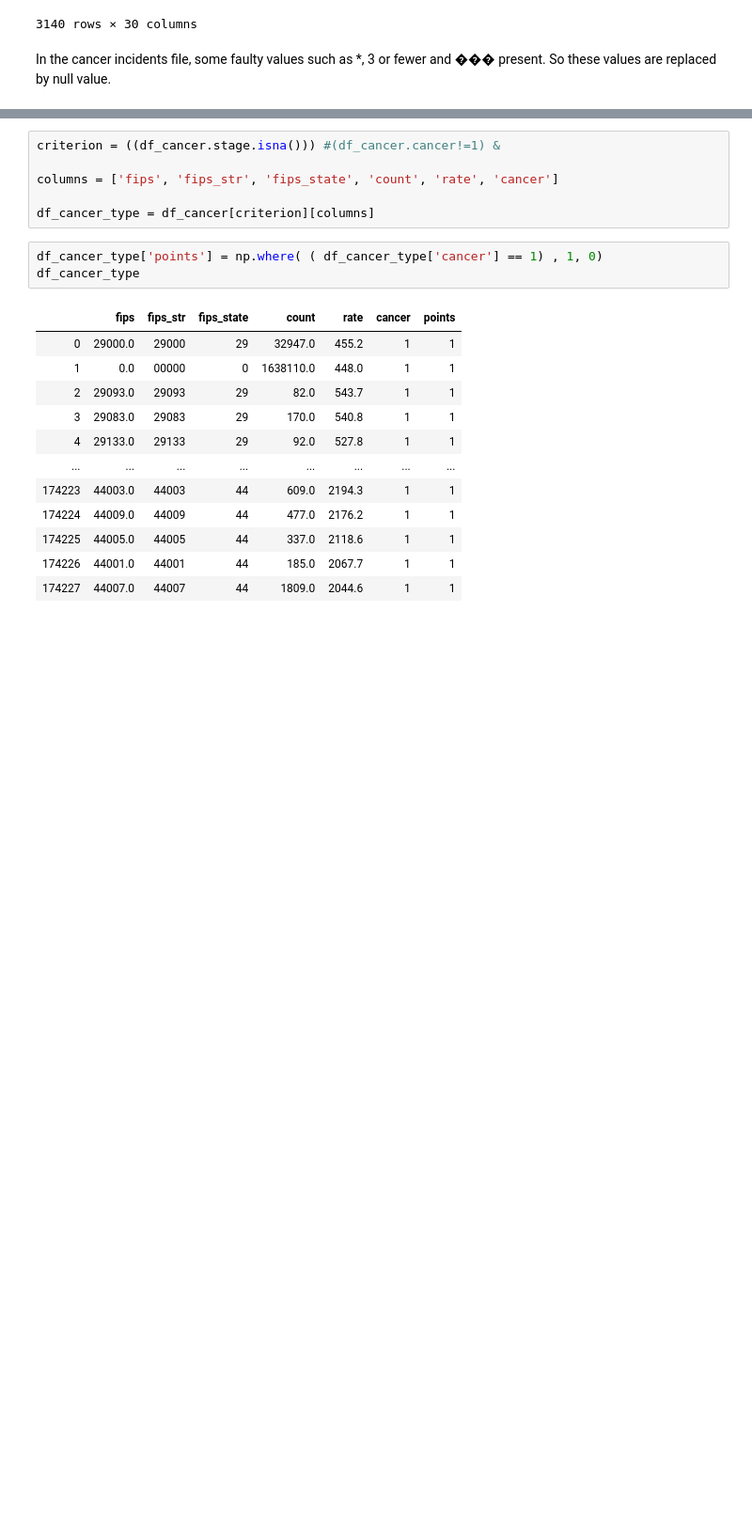
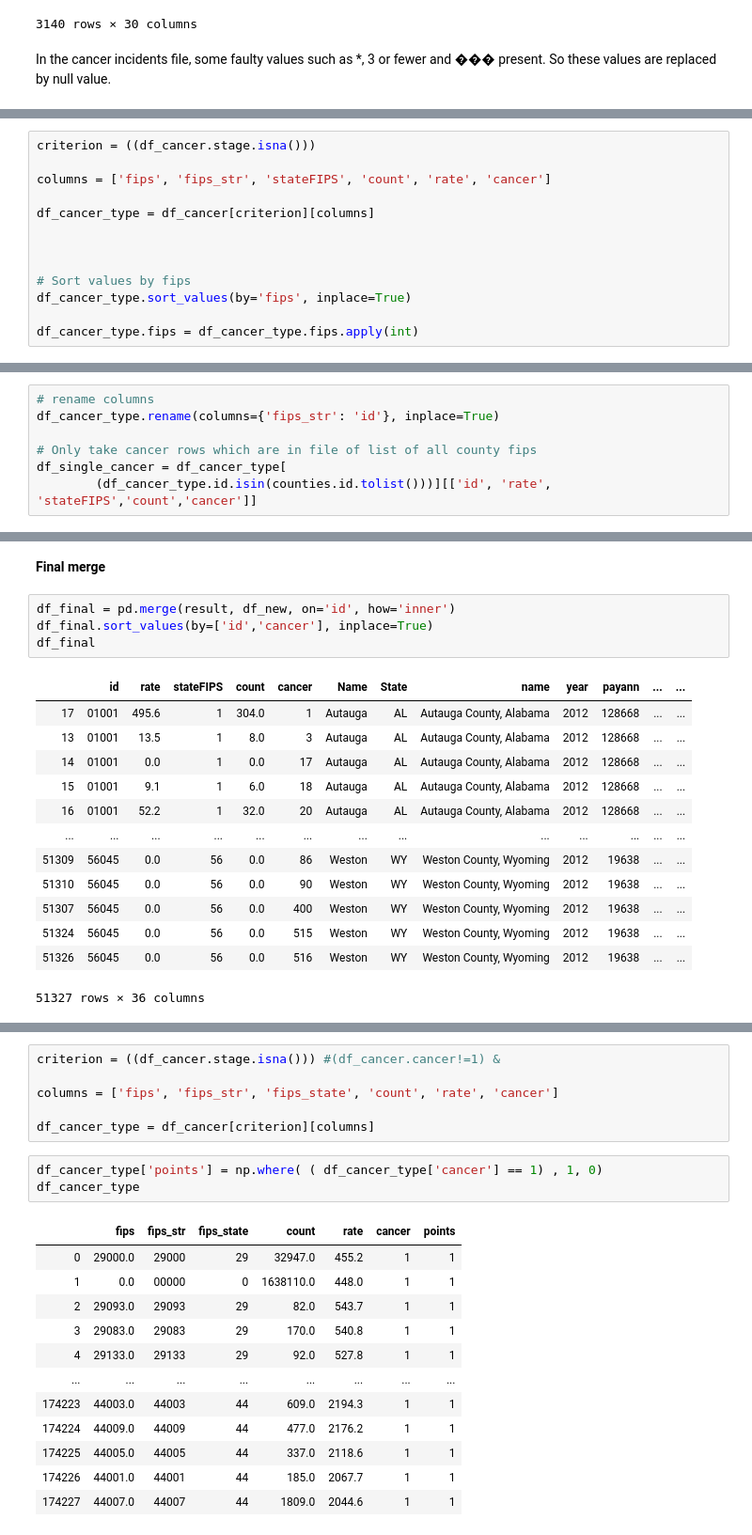
Before and after one commit to Merrel/Cancer-Industry-Dashboard, a Jupyter notebook: demo_viz/viz-data/Viz-Data-Setup.ipynb, the cells around one changed output, grey strips where cells are left out. Shown at 94% size. Drawn from its saved outputs; the diff is of its cells as text; blank space fills up the shorter version.

```diff
--- a/demo_viz/viz-data/Viz-Data-Setup.ipynb
+++ b/demo_viz/viz-data/Viz-Data-Setup.ipynb
@@ -128,0 +129,13 @@ df_cancer
+# %%
+criterion = ((df_cancer.stage.isna()))
+
+columns = ['fips', 'fips_str', 'stateFIPS', 'count', 'rate', 'cancer']
+
+df_cancer_type = df_cancer[criterion][columns]
+
+
+
+# Sort values by fips
+df_cancer_type.sort_values(by='fips', inplace=True)
+
+df_cancer_type.fips = df_cancer_type.fips.apply(int)
@@ -128,0 +147,7 @@ df_cancer
+# %%
+# rename columns
+df_cancer_type.rename(columns={'fips_str': 'id'}, inplace=True)
+
+# Only take cancer rows which are in file of list of all county fips
+df_single_cancer = df_cancer_type[
+        (df_cancer_type.id.isin(counties.id.tolist()))][['id', 'rate', 'stateFIPS','count','cancer']]
@@ -128,0 +198,20 @@ df_cancer
+# %% [markdown]
+**Final merge**
+# %%
+df_final = pd.merge(result, df_new, on='id', how='inner')
+df_final.sort_values(by=['id','cancer'], inplace=True)
+df_final
+# %% [output]
+|  | id | rate | stateFIPS | count | cancer | Name | State | name | year | payann | ... | ... |
+| 17 | 01001 | 495.6 | 1 | 304.0 | 1 | Autauga | AL | Autauga County, Alabama | 2012 | 128668 | ... | ... |
+| 13 | 01001 | 13.5 | 1 | 8.0 | 3 | Autauga | AL | Autauga County, Alabama | 2012 | 128668 | ... | ... |
+| 14 | 01001 | 0.0 | 1 | 0.0 | 17 | Autauga | AL | Autauga County, Alabama | 2012 | 128668 | ... | ... |
+| 15 | 01001 | 9.1 | 1 | 6.0 | 18 | Autauga | AL | Autauga County, Alabama | 2012 | 128668 | ... | ... |
+| 16 | 01001 | 52.2 | 1 | 32.0 | 20 | Autauga | AL | Autauga County, Alabama | 2012 | 128668 | ... | ... |
+| ... | ... | ... | ... | ... | ... | ... | ... | ... | ... | ... | ... | ... |
+| 51309 | 56045 | 0.0 | 56 | 0.0 | 86 | Weston | WY | Weston County, Wyoming | 2012 | 19638 | ... | ... |
+| 51310 | 56045 | 0.0 | 56 | 0.0 | 90 | Weston | WY | Weston County, Wyoming | 2012 | 19638 | ... | ... |
+| 51307 | 56045 | 0.0 | 56 | 0.0 | 400 | Weston | WY | Weston County, Wyoming | 2012 | 19638 | ... | ... |
+| 51324 | 56045 | 0.0 | 56 | 0.0 | 515 | Weston | WY | Weston County, Wyoming | 2012 | 19638 | ... | ... |
+| 51326 | 56045 | 0.0 | 56 | 0.0 | 516 | Weston | WY | Weston County, Wyoming | 2012 | 19638 | ... | ... |
+51327 rows × 36 columns
```
Also changed, not shown: parts of 27 cells of this notebook, 2 other files.
